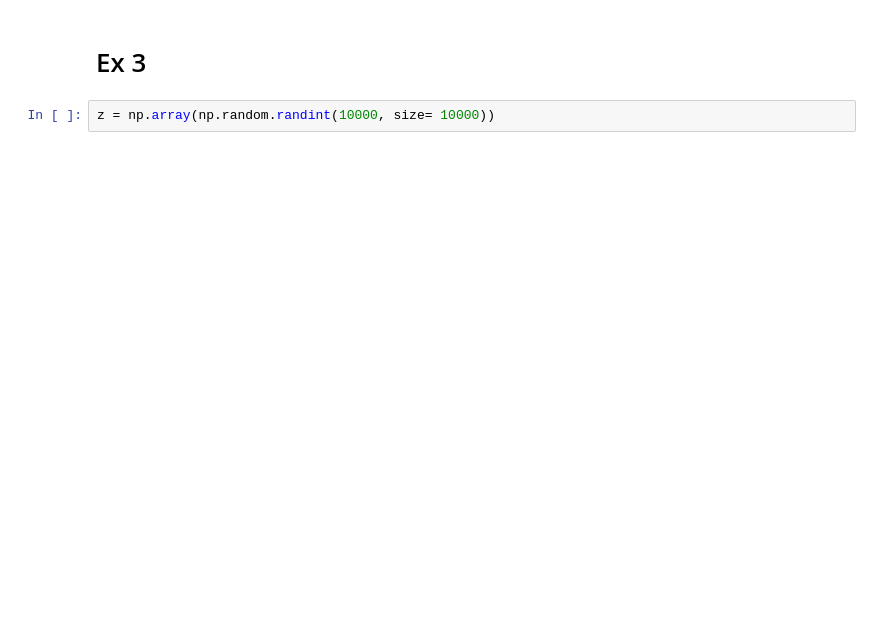
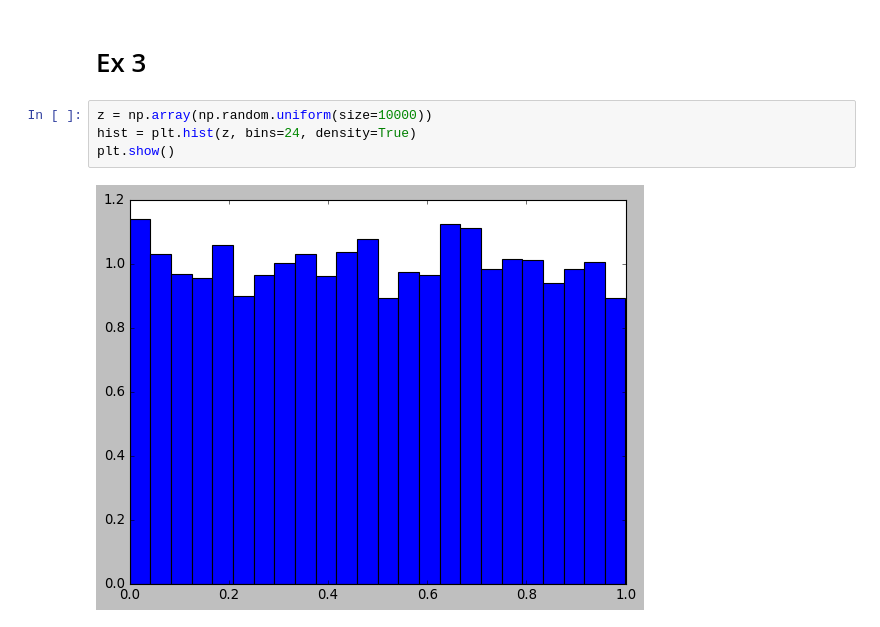
Before and after one commit to KarinWas/Python-Trainning, a Jupyter notebook: Untitled.ipynb, the cells around one changed output. Saved outputs shown, nothing was run; the diff lists cells and outputs as text; blank space fills up the shorter version.

```diff
--- a/Untitled.ipynb
+++ b/Untitled.ipynb
@@ -29,4 +29,8 @@ print(answer)
 # %% [markdown]
 # Ex 3
 # %%
-z = np.array(np.random.randint(10000, size= 10000))
+z = np.array(np.random.uniform(size=10000))
+hist = plt.hist(z, bins=24, density=True)
+plt.show()
+# %% [output]
+[figure, added]
```
Also changed, not shown: parts of 3 cells of this notebook, 1 other file.
